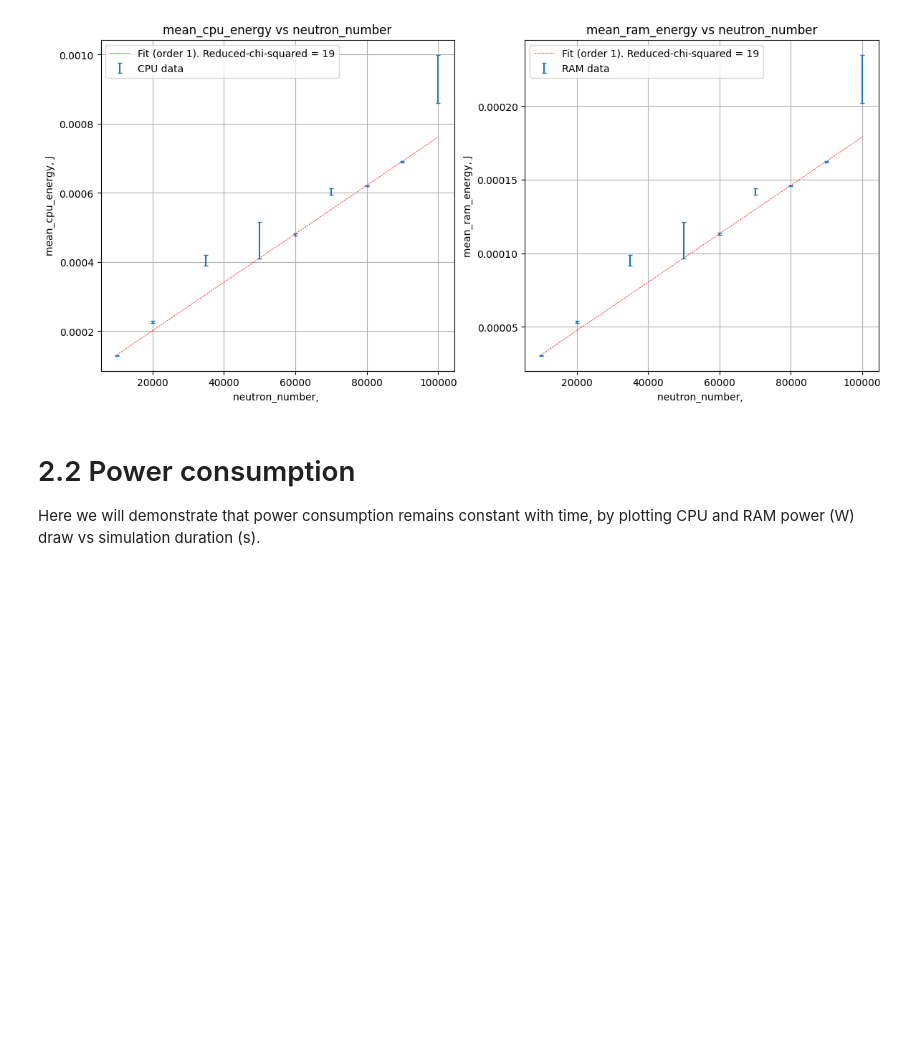
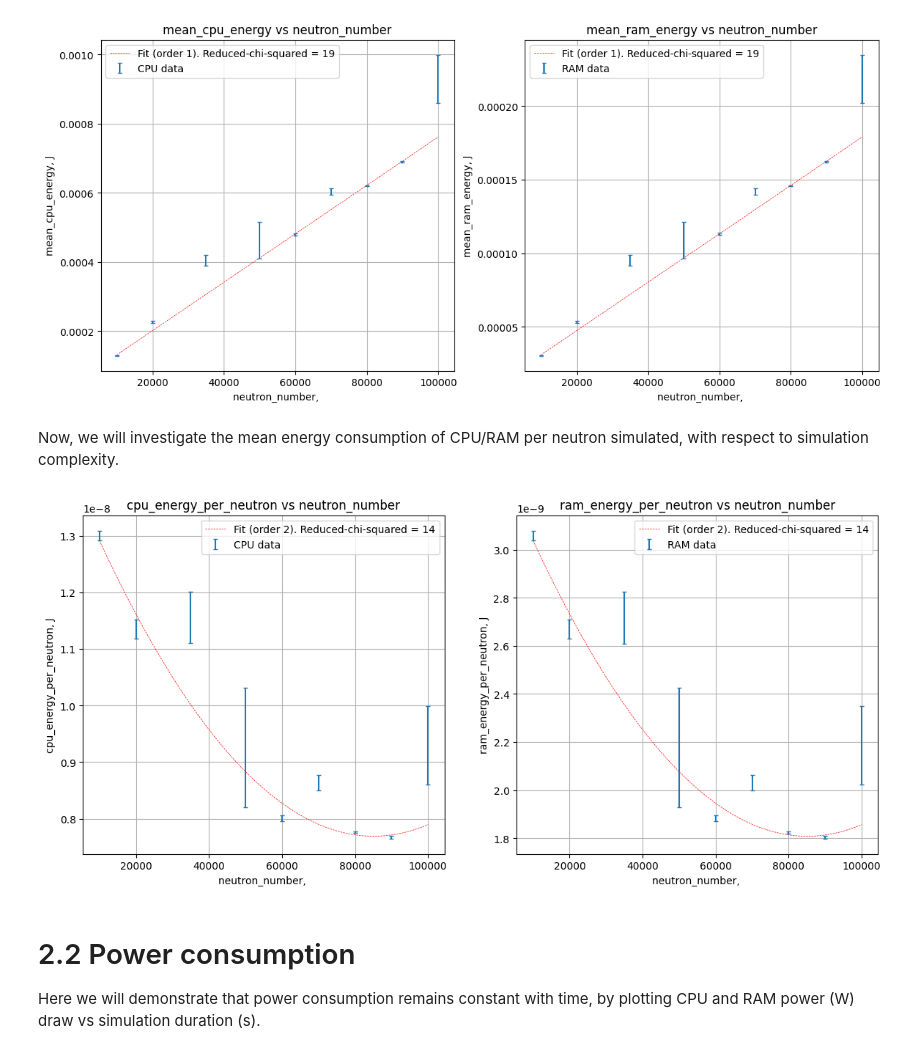
Before and after one commit to rosieschiffmann/Neutron-Transport-Simulation, a Jupyter notebook: emission_tracking.ipynb, the cells around one changed output. Saved outputs shown, nothing was run; the diff lists cells and outputs as text; code cells hidden in the pictures; blank space fills up the shorter version.

Commit message:
added energy consumption per neutron plots. defaults added for units

```diff
--- a/emission_tracking.ipynb
+++ b/emission_tracking.ipynb
@@ -134,13 +137,17 @@ def CPU_vs_RAM_plotting(df, x_variable, x_err, CPU_y_variable, CPU_y_err, RAM_y_
     plt.rcParams["figure.figsize"] = (14,6)
     fig, ax =  plt.subplots(1,2)
 
-    #define units of selected variables
+    #define units of selected variables, with default as no units
     units = ['J', 'gCO2e', 's', 'W', '']
     if x_variable=='mean_duration': x_unit=2
-    if x_variable=='neutron_number': x_unit=4
+    elif x_variable=='neutron_number': x_unit=4
+    else: x_unit=4
+
     if CPU_y_variable=="mean_cpu_energy": y_unit=0
-    if CPU_y_variable=="mean_cpu_power":y_unit=3
-    if CPU_y_variable=="mean_emissions": y_unit=1
+    elif CPU_y_variable=="cpu_energy_per_neutron": y_unit=0
+    elif CPU_y_variable=="mean_cpu_power":y_unit=3
+    elif CPU_y_variable=="mean_emissions": y_unit=1
+    else: y_unit=4
 
     if fit:
         #raise error if fit=True but no fit_order is provided
@@ -202,6 +209,15 @@ CPU_vs_RAM_plotting(df, "neutron_number", None,
          True, 1)
 # %% [output]
 [figure]
+# %% [markdown]
+Now, we will investigate the mean energy consumption of CPU/RAM per neutron simulated, with respect to simulation complexity.
+# %%
+CPU_vs_RAM_plotting(df, "neutron_number", None,
+                    "cpu_energy_per_neutron", "cpu_energy_per_neutron_err",
+                    "ram_energy_per_neutron", "ram_energy_per_neutron_err",
+                    True, 2)
+# %% [output]
+[figure, added]
 # %% [markdown]
 # 2.2 Power consumption
 
```
Also changed, not shown: parts of 2 cells of this notebook.
